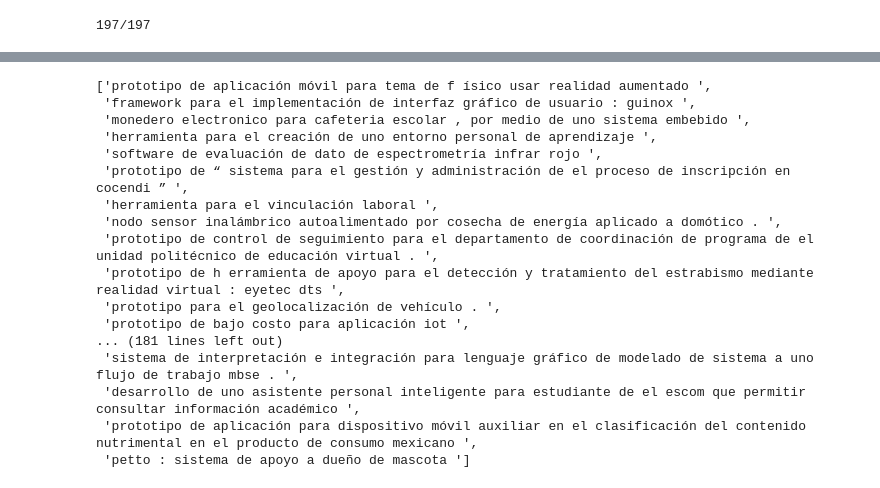
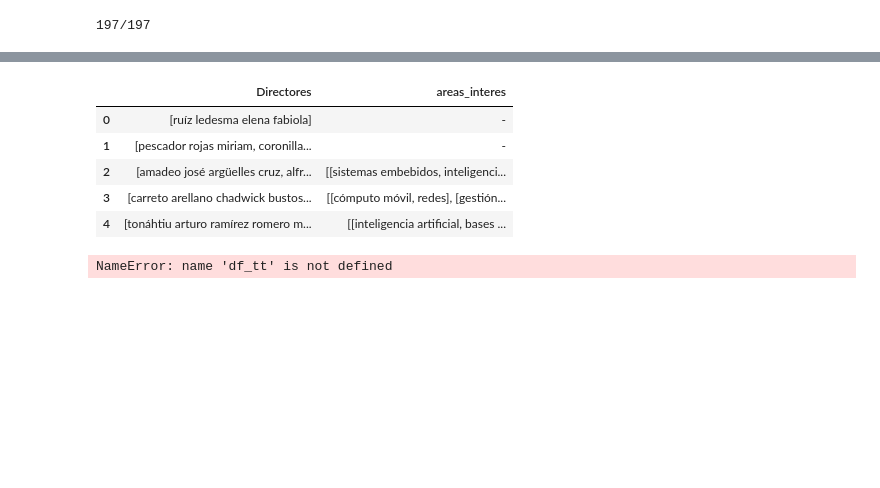
Before and after one commit to DannyDelValle/TT-Buscador-y-recomendador, a Jupyter notebook: prueba.ipynb, the cells around one changed output, grey strips where cells are left out. Cells and saved outputs as stored; diff of their text form; code cells hidden in the pictures; blank space fills up the shorter version.

```diff
--- a/prueba.ipynb
+++ b/prueba.ipynb
@@ -263,37 +341,30 @@ df.head()
+# %%
+df_directores.head()
+# %% [output]
+|  | Directores | areas_interes |
+| 0 | [ruíz ledesma elena fabiola] | - |
+| 1 | [pescador rojas miriam, coronilla... | - |
+| 2 | [amadeo josé argüelles cruz, alfr... | [[sistemas embebidos, inteligenci... |
+| 3 | [carreto arellano chadwick bustos... | [[cómputo móvil, redes], [gestión... |
+| 4 | [tonáhtiu arturo ramírez romero m... | [[inteligencia artificial, bases ... |
 # %%
-# procesar df con spacy
 import spacy
 from spacy.lang.es.examples import sentences
 # !python -m spacy download es_core_news_sm
 nlp = spacy.load("es_core_news_sm")
 
 titulos_lema = []
+tags = ['NOUN', 'VERB', 'ADJ', 'ADV']
 
-# para cada titulo de los titulos procesar con nlp
-for i in df['titulo']:
+for i in df_tt['titulo']:
     doc = nlp(i)
     # para cada token en el doc
     titulo_aux = ''
     for token in doc:
         # lematizar el token
-        titulo_aux += token.lemma_ + ' '
+        if token.pos_ in tags:
+            titulo_aux += token.lemma_ + ' '
     titulos_lema.append(titulo_aux)
 titulos_lema
 # %% [output]
-['prototipo de aplicación móvil para tema de f ísico usar realidad aumentado ',
- 'framework para el implementación de interfaz gráfico de usuario : guinox ',
- 'monedero electronico para cafeteria escolar , por medio de uno sistema embebido ',
- 'herramienta para el creación de uno entorno personal de aprendizaje ',
- 'software de evaluación de dato de espectrometría infrar rojo ',
- 'prototipo de “ sistema para el gestión y administración de el proceso de inscripción en cocendi ” ',
- 'herramienta para el vinculación laboral ',
- 'nodo sensor inalámbrico autoalimentado por cosecha de energía aplicado a domótico . ',
- 'prototipo de control de seguimiento para el departamento de coordinación de programa de el unidad politécnico de educación virtual . ',
- 'prototipo de h erramienta de apoyo para el detección y tratamiento del estrabismo mediante realidad virtual : eyetec dts ',
- 'prototipo para el geolocalización de vehículo . ',
- 'prototipo de bajo costo para aplicación iot ',
-... (181 lines left out)
- 'sistema de interpretación e integración para lenguaje gráfico de modelado de sistema a uno flujo de trabajo mbse . ',
- 'desarrollo de uno asistente personal inteligente para estudiante de el escom que permitir consultar información académico ',
- 'prototipo de aplicación para dispositivo móvil auxiliar en el clasificación del contenido nutrimental en el producto de consumo mexicano ',
- 'petto : sistema de apoyo a dueño de mascota ']
+NameError: name 'df_tt' is not defined
```
Also changed, not shown: parts of 15 cells of this notebook.
